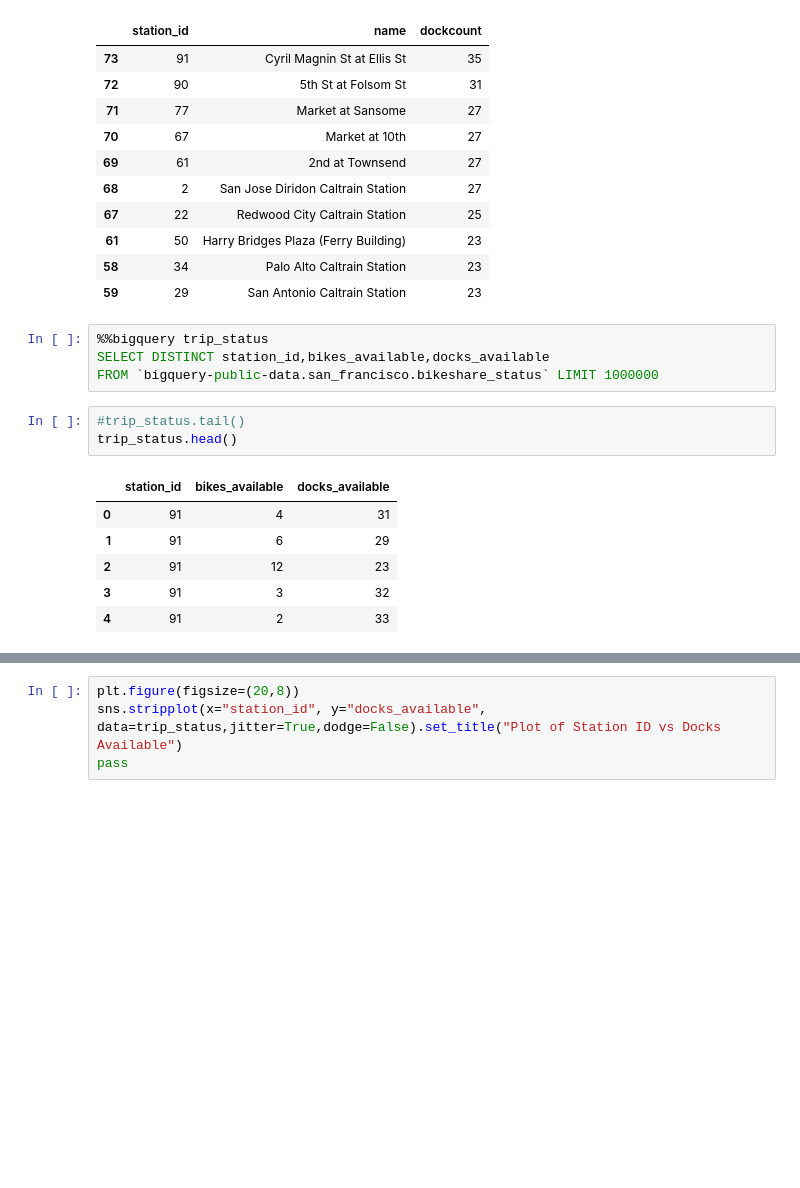
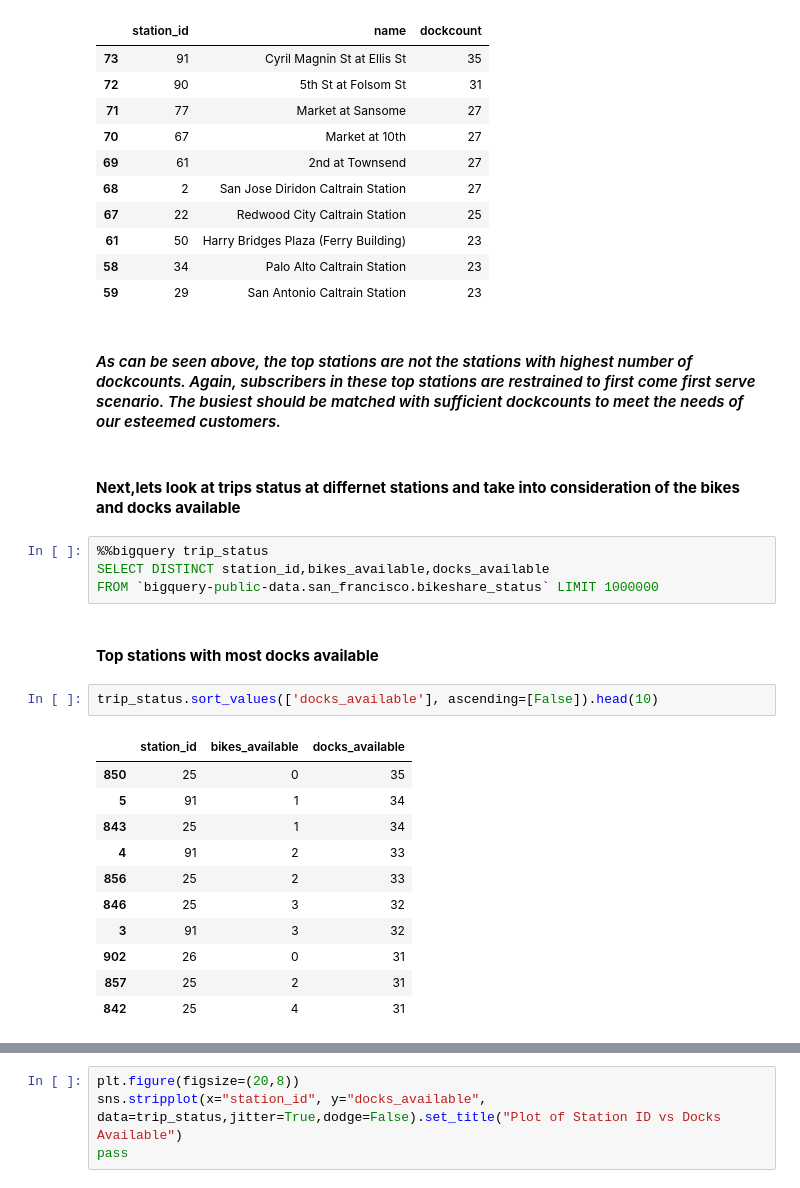
Before and after one commit to GOhaike/Bay_Area_Bikeshare_Research, a Jupyter notebook: Project_1.ipynb, the cells around one changed output, grey strips where cells are left out. Drawn from its saved outputs; the diff is of its cells as text; blank space fills up the shorter version.

```diff
--- a/Project_1.ipynb
+++ b/Project_1.ipynb
@@ -341,17 +370,28 @@ dockcount.sort_values(['dockcount'], ascending=[False]).head(10)
 | 61 | 50 | Harry Bridges Plaza (Ferry Building) | 23 |
 | 58 | 34 | Palo Alto Caltrain Station | 23 |
 | 59 | 29 | San Antonio Caltrain Station | 23 |
+# %% [markdown]
+#### *As can be seen above, the top stations are not the stations with highest number of dockcounts. Again, subscribers in these top stations are restrained to first come first serve scenario. The busiest should be matched with sufficient dockcounts to meet the needs of our esteemed customers.*
+# %% [markdown]
+
+#### **Next,lets look at trips status at differnet stations and take into consideration of the bikes  and docks available**
 # %%
 %%bigquery trip_status
 SELECT DISTINCT station_id,bikes_available,docks_available
 FROM `bigquery-public-data.san_francisco.bikeshare_status` LIMIT 1000000
-# %%
-#trip_status.tail()
-trip_status.head()
-# %% [output]
-|  | station_id | bikes_available | docks_available |
-| 0 | 91 | 4 | 31 |
-| 1 | 91 | 6 | 29 |
-| 2 | 91 | 12 | 23 |
-| 3 | 91 | 3 | 32 |
-| 4 | 91 | 2 | 33 |
+# %% [markdown]
+#### **Top stations with most docks available**
+# %%
+trip_status.sort_values(['docks_available'], ascending=[False]).head(10)
+# %% [output]
+|  | station_id | bikes_available | docks_available |
+| 850 | 25 | 0 | 35 |
+| 5 | 91 | 1 | 34 |
+| 843 | 25 | 1 | 34 |
+| 4 | 91 | 2 | 33 |
+| 856 | 25 | 2 | 33 |
+| 846 | 25 | 3 | 32 |
+| 3 | 91 | 3 | 32 |
+| 902 | 26 | 0 | 31 |
+| 857 | 25 | 2 | 31 |
+| 842 | 25 | 4 | 31 |
```
Also changed, not shown: parts of 37 cells of this notebook.
